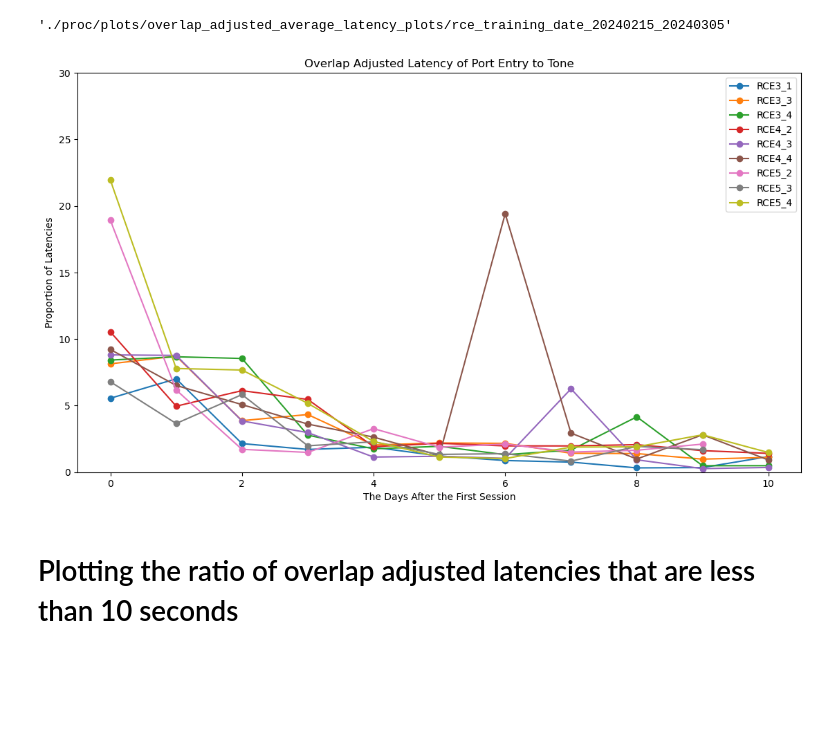
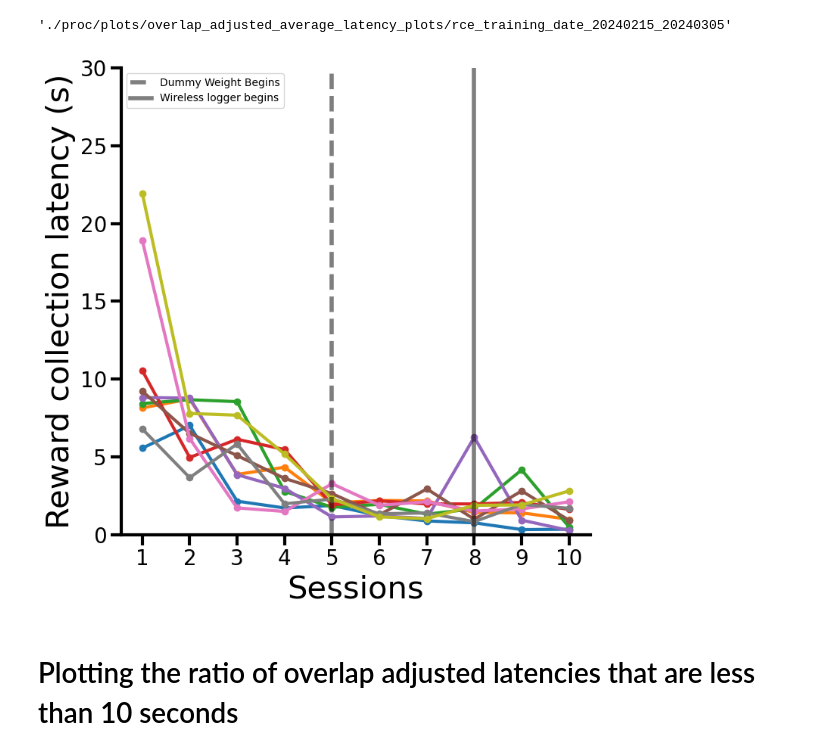
Before and after one commit to padillacoreanolab/reward_comp_ext, a Jupyter notebook: results/2024_08_30_reward_training/02_calculating_latencies.ipynb, the cells around one changed output. Cells and saved outputs as stored; diff of their text form; code cells hidden in the pictures; blank space fills up the shorter version.

Commit message:
nb: editing the latency plots

```diff
--- a/results/2024_08_30_reward_training/02_calculating_latencies.ipynb
+++ b/results/2024_08_30_reward_training/02_calculating_latencies.ipynb
@@ -554,5 +554,5 @@ subject_to_all_dates["all_dates"] = subject_to_date["all_dates"].apply(lambda x:
 # %%
-subject_to_all_dates["date_to_index"] = subject_to_date["all_dates"].apply(lambda x: {date: index for index, date in enumerate(x)})
+subject_to_all_dates["date_to_index"] = subject_to_all_dates["all_dates"].apply(lambda x: {date: index for index, date in enumerate(x)})
 # %%
 subject_to_all_dates
 # %% [output]
@@ -775,7 +775,7 @@ overlap_adjusted_less_than_10_latency_df.to_excel("/".join(["./proc/subject_rows
 - We will plot a line for each subject. With the X-axis being the days since the first session. And the Y-axis is the latency values averaged across all the trials for one recording session
 - Grouping all the rows with the same subject and date(aka, all the trials in one session). And then getting the mean for each value
 # %%
-float_columns = concatted_first_and_last_porty_entry_dataframe.select_dtypes(include=[np.float64]).columns
+float_columns = concatted_first_and_last_porty_entry_dataframe.select_dtypes(include=[np.float64, np.int64, bool]).columns
 # %%
 float_columns
 # %% [output]
@@ -787,3 +790,3 @@ Index(['current_tone_time', 'first_port_entry_after_tone',
       dtype='object')
 # %%
-grouped_averaged_first_porty_entry_dataframe = concatted_first_and_last_porty_entry_dataframe[list(float_columns) + ["date_index", "subject"]].groupby(by=["date_index", "subject"]).mean()
+grouped_averaged_first_porty_entry_dataframe = concatted_first_and_last_porty_entry_dataframe[list(float_columns) + ["subject"]].groupby(by=["date_index", "subject"]).mean()
@@ -870,14 +859,14 @@ fig, ax = plt.subplots()
 plt.rcParams["figure.figsize"] = (13.5,7.5)
 
 # Getting all the rows with the current cage number
-cage_df = grouped_averaged_first_porty_entry_dataframe
+cage_df = grouped_averaged_first_porty_entry_dataframe[grouped_averaged_first_porty_entry_dataframe["date_index"] <= 9]
 
 # Plotting a line for each subject
 for subject in cage_df["subject"].unique():
     # Getting all the rows with the current subject
     subject_df = cage_df[cage_df["subject"] == subject]
     # Making the dates into days after the first session by subtracting all the dates by the first date
-    ax.plot(subject_df["date_index"], subject_df["latency_adjusted_greater_than_30"], '-o', label=subject)
+    ax.plot(subject_df["date_index"] + 1, subject_df["latency_adjusted_greater_than_30"], '-o', label=subject)
 
 # Setting the Y-Axis to only plot from 0 to 30 because we adjusted the latency to always be under 30
 ax.set_ylim(0, 30)
@@ -954,33 +944,56 @@ overlap_adjusted_average_latency_plots_output_directory
 # %%
 os.makedirs(overlap_adjusted_average_latency_plots_output_directory, exist_ok=True)
 # %%
+plt.rcParams["figure.figsize"] = (7.5,7.5)
+
 # Plotting for each cage
 fig, ax = plt.subplots()
-plt.rcParams["figure.figsize"] = (13.5,7.5)
 
 # Getting all the rows with the current cage number
-cage_df = grouped_averaged_first_porty_entry_dataframe
+cage_df = grouped_averaged_first_porty_entry_dataframe[grouped_averaged_first_porty_entry_dataframe["date_index"] <= 9]
 
 # Plotting a line for each subject
 for subject in cage_df["subject"].unique():
     # Getting all the rows with the current subject
     subject_df = cage_df[cage_df["subject"] == subject]
     # Making the dates into days after the first session by subtracting all the dates by the first date
-    ax.plot(subject_df["date_index"], subject_df["latency_adjusted_overlap"], '-o', label=subject)
+    ax.plot(subject_df["date_index"] + 1, subject_df["latency_adjusted_overlap"], '-o', linewidth=3)
 
+plt.axvline(x=5, color="black", label="Dummy Weight Begins", linewidth=4, alpha=0.5, linestyle="--")
+plt.axvline(x=8, color="black", label="Wireless logger begins", linewidth=4, alpha=0.5)
+
+ax.tick_params(axis='both', which='major', labelsize=20)
+ax.tick_params(axis='both', which='minor', labelsize=20)
+# Hide top and right borders
+ax.spines['top'].set_visible(False)
+ax.spines['right'].set_visible(False)
+
+# Leave bottom and left spines
+ax.spines['bottom'].set_visible(True)
+ax.spines['left'].set_visible(True)
+ax.spines['bottom'].set_linewidth(3)
+ax.spines['left'].set_linewidth(3)
+
+ax.tick_params('both', length=10, width=3, which='major')
+ax.tick_params('both', length=10, width=3, which='minor')
+
+plt.xticks(np.arange(min(subject_df["date_index"] + 1), max(subject_df["date_index"] + 1)+1, 1.0))
 # Setting the Y-Axis to only plot from 0 to 30 because we adjusted the latency to always be under 30
 ax.set_ylim(0, 30)
 # Labeling the X/Y Axis and the title
-ax.set_xlabel("The Days After the First Session")
-ax.set_ylabel("Proportion of Latencies")
-ax.set_title("Overlap Adjusted Latency of Port Entry to Tone")
+ax.set_xlabel("Sessions", fontsize=30)
+ax.set_ylabel("Reward collection latency (s)", fontsize=30)
+# ax.set_title("Overlap Adjusted Latency of Port Entry to Tone")
 # To show the legend
 ax.legend()
+
+plt.tight_layout()
+
 file_name = "overlap_adjusted_average_latency_plot_{}_date_{}_{}.png".format(FILE_PREFIX, earliest_date, latest_date)
 
-plt.savefig(os.path.join(overlap_adjusted_average_latency_plots_output_directory, file_name))
+plt.savefig("_".join(["./proc/plots/overlap_adjusted_average_latency_plots", file_name]))
 # %% [output]
-[figure, old version]
+[figure, new version]
 # %% [markdown]
 # Plotting the ratio of overlap adjusted latencies that are less than 10 seconds
 # %%
```
Also changed, not shown: parts of 28 cells of this notebook, 1 other file.
